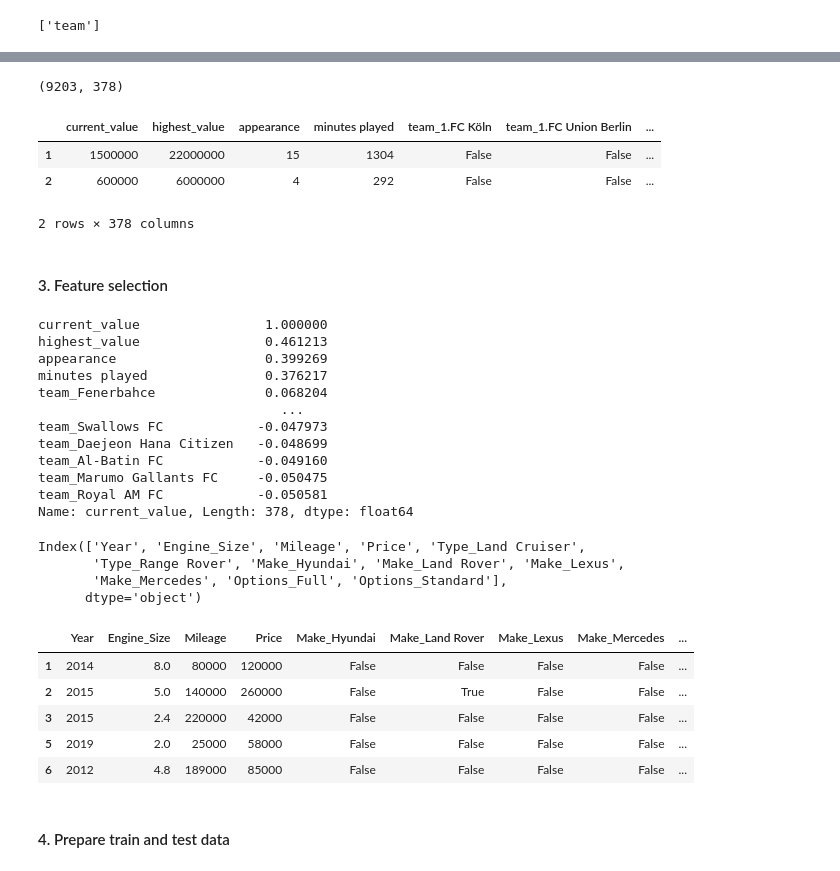
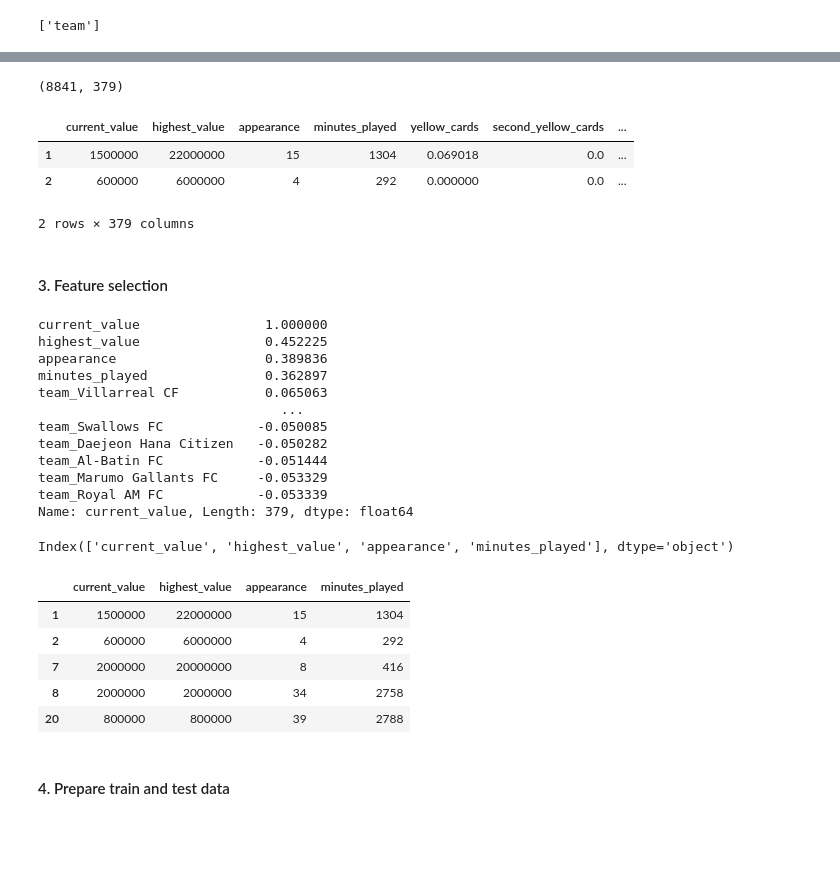
Before and after one commit to Tuwaiq-DS-ML-bootcamp-V-8/Usecase-7, a Jupyter notebook: usecase7.ipynb, the cells around one changed output, grey strips where cells are left out. Drawn from its saved outputs; the diff is of its cells as text; code cells hidden in the pictures; blank space fills up the shorter version.

```diff
--- a/usecase7.ipynb
+++ b/usecase7.ipynb
@@ -173,11 +208,7 @@ Index(['player', 'team', 'name', 'position', 'height', 'age', 'appearance',
       dtype='object')
 # %%
 
-selected_columns = ['current_value', 'highest_value', 'appearance', 'minutes played','team']  # أضف الأعمدة التي تريدها
-
-
-df_filtered = df[selected_columns]
-
-
-print(df_filtered.shape)
+selected_columns = ['current_value', 'highest_value', 'appearance', 'minutes_played','team','yellow_cards','second_yellow_cards']
+df = df[selected_columns]
+print(df.shape)
 # %% [output]
@@ -206,4 +237,4 @@ Index(['current_value', 'highest_value', 'appearance', 'minutes played',
       dtype='object')
 # %%
-# one hot coding
-df_filtered = pd.get_dummies(df_filtered, columns=categorical_features)
+#one hot coding
+df = pd.get_dummies(df, columns=categorical_features)
@@ -210,42 +254,39 @@ df_filtered = pd.get_dummies(df_filtered, columns=categorical_features)
 # %%
-df_filtered.shape
+df.shape
 # %% [output]
-(9203, 378)
+(8841, 379)
 # %%
-df_filtered.head(2)
+df.head(2)
 # %% [output]
-|  | current_value | highest_value | appearance | minutes played | team_1.FC Köln | team_1.FC Union Berlin | ... |
-| 1 | 1500000 | 22000000 | 15 | 1304 | False | False | ... |
-| 2 | 600000 | 6000000 | 4 | 292 | False | False | ... |
+|  | current_value | highest_value | appearance | minutes_played | yellow_cards | second_yellow_cards | ... |
+| 1 | 1500000 | 22000000 | 15 | 1304 | 0.069018 | 0.0 | ... |
+| 2 | 600000 | 6000000 | 4 | 292 | 0.000000 | 0.0 | ... |
-2 rows × 378 columns
+2 rows × 379 columns
 # %% [markdown]
 #### 3. Feature selection
 # %%
-correlation = df_filtered.corr()
+correlation = df.corr()
 print(correlation['current_value'].sort_values(ascending=False))
 # %% [output]
 current_value                1.000000
-highest_value                0.461213
-appearance                   0.399269
-minutes played               0.376217
-team_Fenerbahce              0.068204
+highest_value                0.452225
+appearance                   0.389836
+minutes_played               0.362897
+team_Villarreal CF           0.065063
                                ...
-team_Swallows FC            -0.047973
-team_Daejeon Hana Citizen   -0.048699
-team_Al-Batin FC            -0.049160
-team_Marumo Gallants FC     -0.050475
-team_Royal AM FC            -0.050581
-Name: current_value, Length: 378, dtype: float64
+team_Swallows FC            -0.050085
+team_Daejeon Hana Citizen   -0.050282
+team_Al-Batin FC            -0.051444
+team_Marumo Gallants FC     -0.053329
+team_Royal AM FC            -0.053339
+Name: current_value, Length: 379, dtype: float64
 # %%
 # Set the correlation threshold
 threshold = 0.2  # You can change this value based on your requirement
 
 # Filter the correlations
 # We use `abs()` for absolute value to consider both strong positive and negative correlations
-selected_features = correlation[abs(correlation['Price']) > threshold]['Price'].index
-selected_features
+selected_columns = correlation[abs(correlation['current_value']) > threshold]['current_value'].index
+selected_columns
 # %% [output]
-Index(['Year', 'Engine_Size', 'Mileage', 'Price', 'Type_Land Cruiser',
-       'Type_Range Rover', 'Make_Hyundai', 'Make_Land Rover', 'Make_Lexus',
-       'Make_Mercedes', 'Options_Full', 'Options_Standard'],
-      dtype='object')
+Index(['current_value', 'highest_value', 'appearance', 'minutes_played'], dtype='object')
@@ -258,13 +293,13 @@ selected_features = ['Year', 'Engine_Size', 'Mileage',
 # %%
-df = df[selected_features]
+df = df[selected_columns]
 df.head()
 # %% [output]
-|  | Year | Engine_Size | Mileage | Price | Make_Hyundai | Make_Land Rover | Make_Lexus | Make_Mercedes | ... |
-| 1 | 2014 | 8.0 | 80000 | 120000 | False | False | False | False | ... |
-| 2 | 2015 | 5.0 | 140000 | 260000 | False | True | False | False | ... |
-| 3 | 2015 | 2.4 | 220000 | 42000 | False | False | False | False | ... |
-| 5 | 2019 | 2.0 | 25000 | 58000 | False | False | False | False | ... |
-| 6 | 2012 | 4.8 | 189000 | 85000 | False | False | False | False | ... |
+|  | current_value | highest_value | appearance | minutes_played |
+| 1 | 1500000 | 22000000 | 15 | 1304 |
+| 2 | 600000 | 6000000 | 4 | 292 |
+| 7 | 2000000 | 20000000 | 8 | 416 |
+| 8 | 2000000 | 2000000 | 34 | 2758 |
+| 20 | 800000 | 800000 | 39 | 2788 |
 # %% [markdown]
 #### 4. Prepare train and test data
 # %%
```
Also changed, not shown: parts of 35 cells of this notebook.
